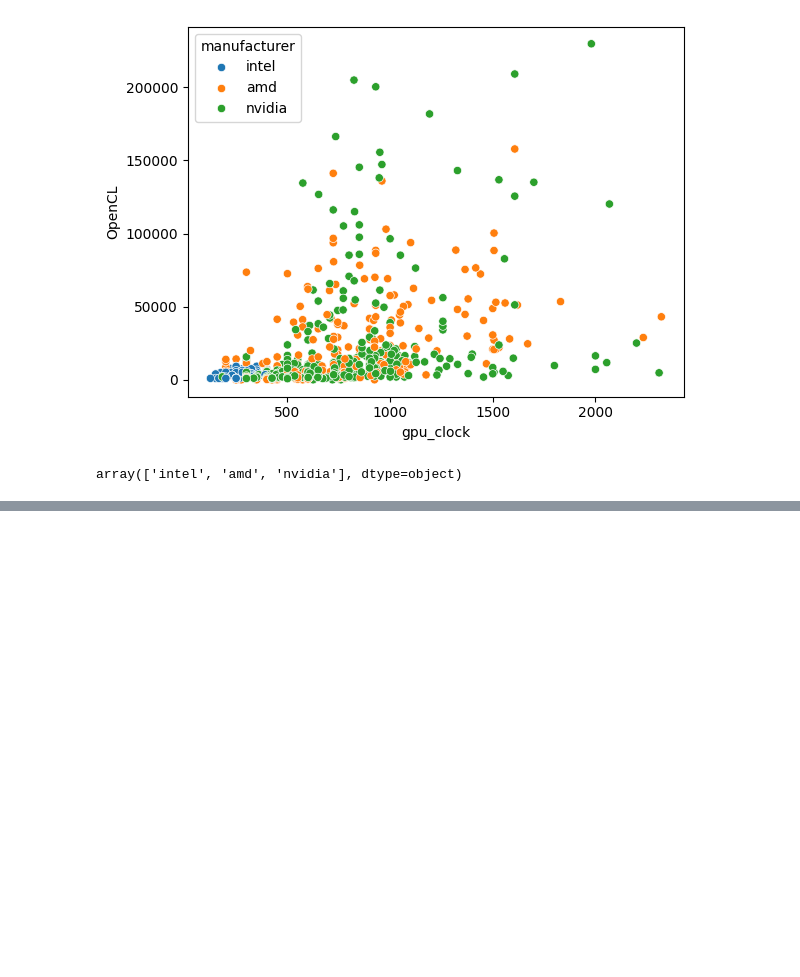
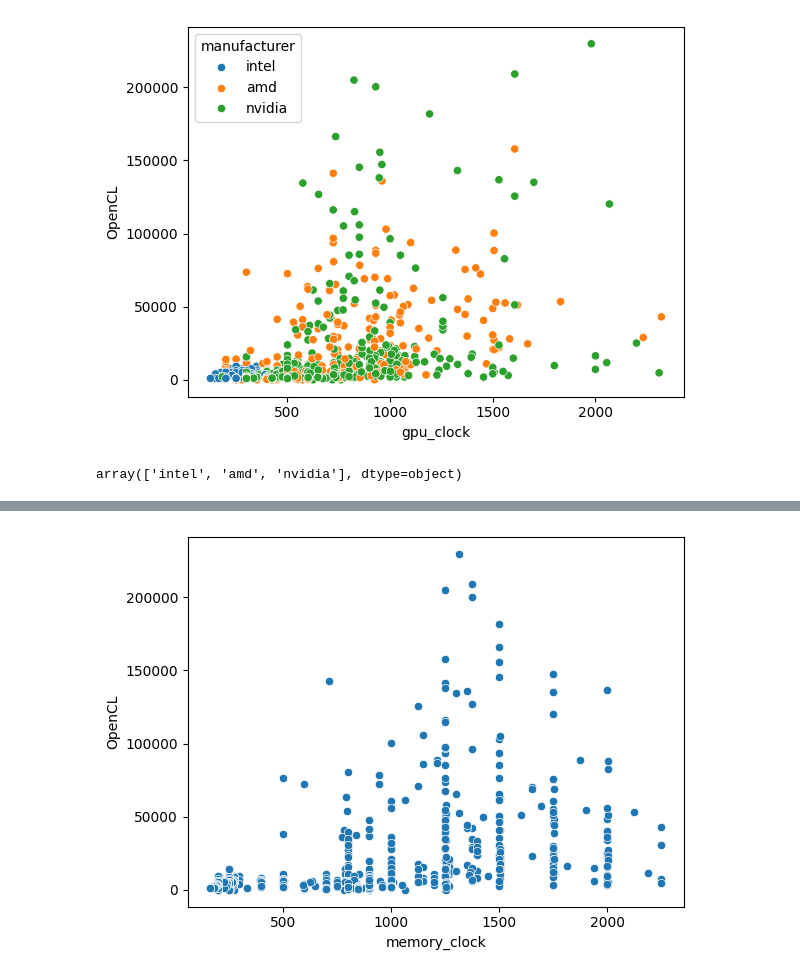
Before and after one commit to DylanHartmann/CDS-301-Project, a Jupyter notebook: visualizations.ipynb, the cells around one changed output, grey strips where cells are left out. Cells and saved outputs as stored; diff of their text form; code cells hidden in the pictures; blank space fills up the shorter version.

```diff
--- a/visualizations.ipynb
+++ b/visualizations.ipynb
@@ -389,0 +463,7 @@ array(['nvidia', 'amd', 'apple', 'qualcomm', 'intel', 'other', 'arm',
+# %%
+# Plot 2
+
+sns.scatterplot(final, x="memory_clock", y="OpenCL")
+plt.show()
+# %% [output]
+[figure, added]
```
Also changed, not shown: parts of 21 cells of this notebook.
